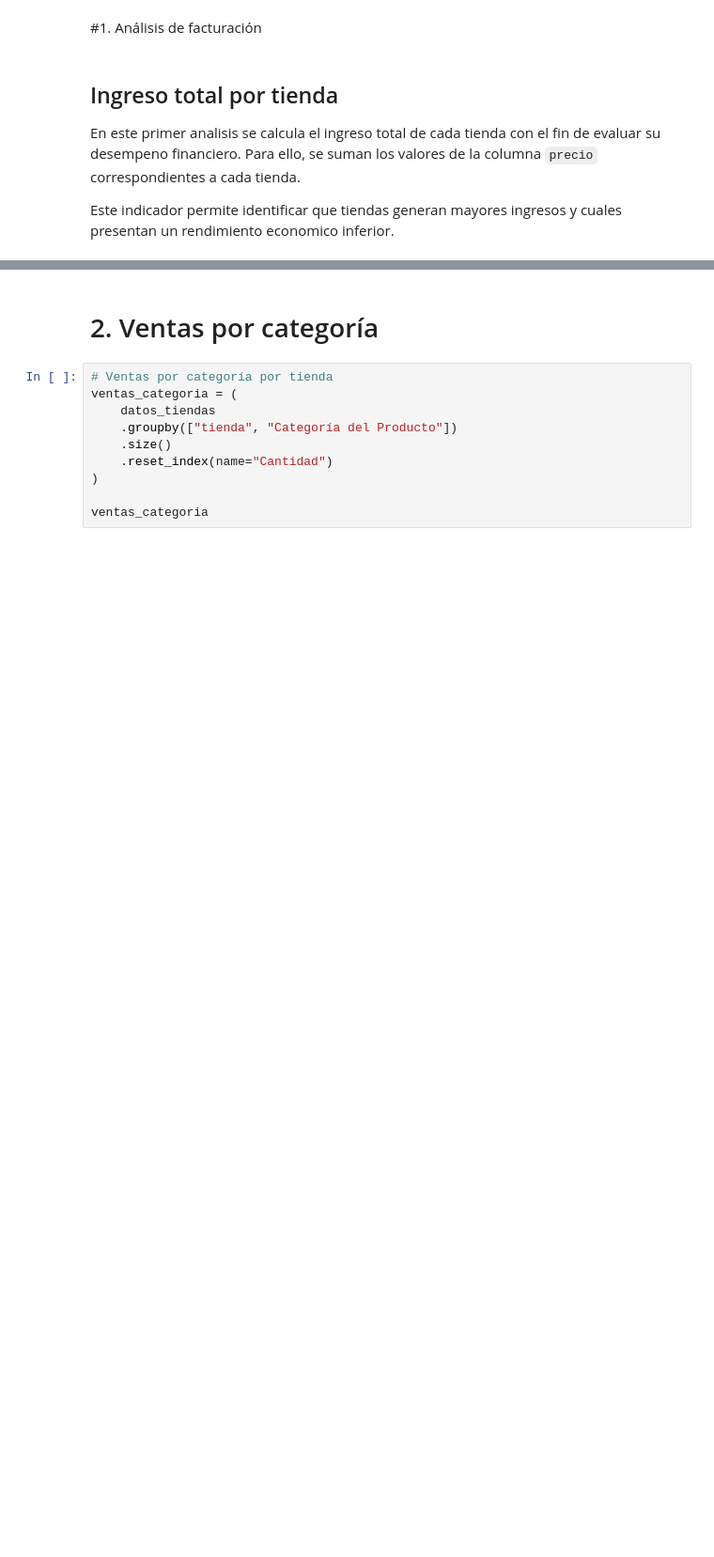
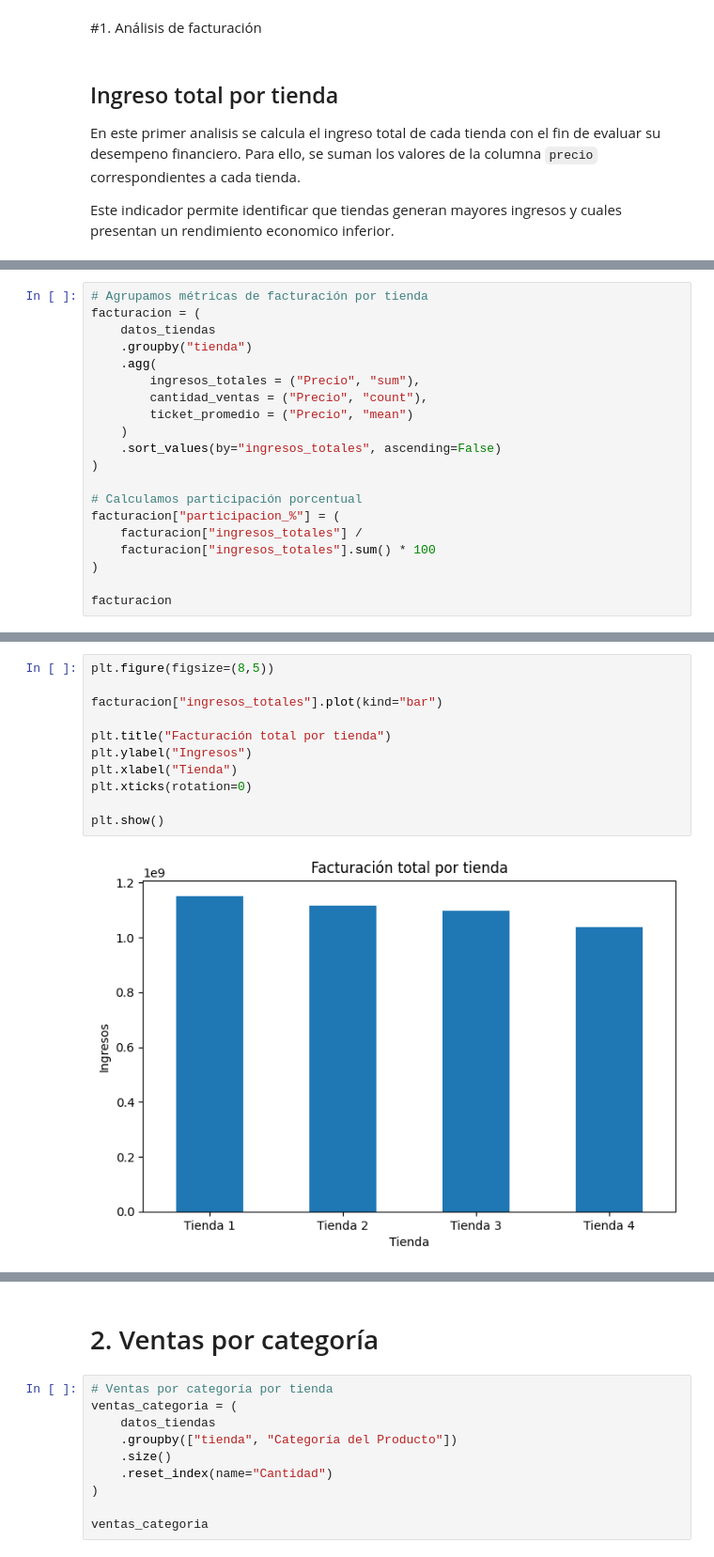
Before and after one commit to dmorganc14/analisis-alura-store, a Jupyter notebook: AluraStoreLatam.ipynb, the cells around one changed output, grey strips where cells are left out. Shown at 94% size. Drawn from its saved outputs; the diff is of its cells as text; blank space fills up the shorter version.

```diff
--- a/AluraStoreLatam.ipynb
+++ b/AluraStoreLatam.ipynb
@@ -137,0 +127,20 @@ dtype: float64
+# %%
+# Agrupamos métricas de facturación por tienda
+facturacion = (
+    datos_tiendas
+    .groupby("tienda")
+    .agg(
+        ingresos_totales = ("Precio", "sum"),
+        cantidad_ventas = ("Precio", "count"),
+        ticket_promedio = ("Precio", "mean")
+    )
+    .sort_values(by="ingresos_totales", ascending=False)
+)
+
+# Calculamos participación porcentual
+facturacion["participacion_%"] = (
+    facturacion["ingresos_totales"] /
+    facturacion["ingresos_totales"].sum() * 100
+)
+
+facturacion
@@ -137,0 +154,13 @@ dtype: float64
+# %%
+plt.figure(figsize=(8,5))
+
+facturacion["ingresos_totales"].plot(kind="bar")
+
+plt.title("Facturación total por tienda")
+plt.ylabel("Ingresos")
+plt.xlabel("Tienda")
+plt.xticks(rotation=0)
+
+plt.show()
+# %% [output]
+[figure, added]
```
Also changed, not shown: parts of 12 cells of this notebook.
